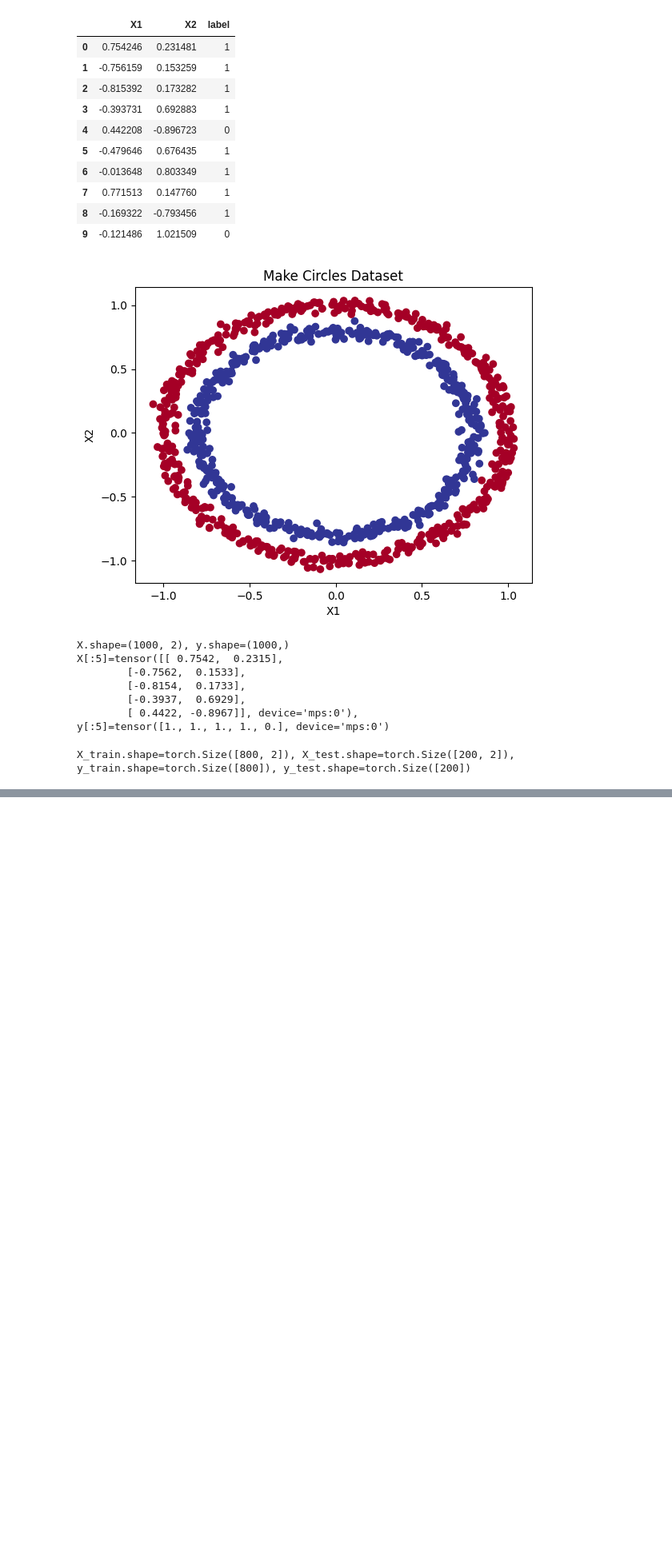
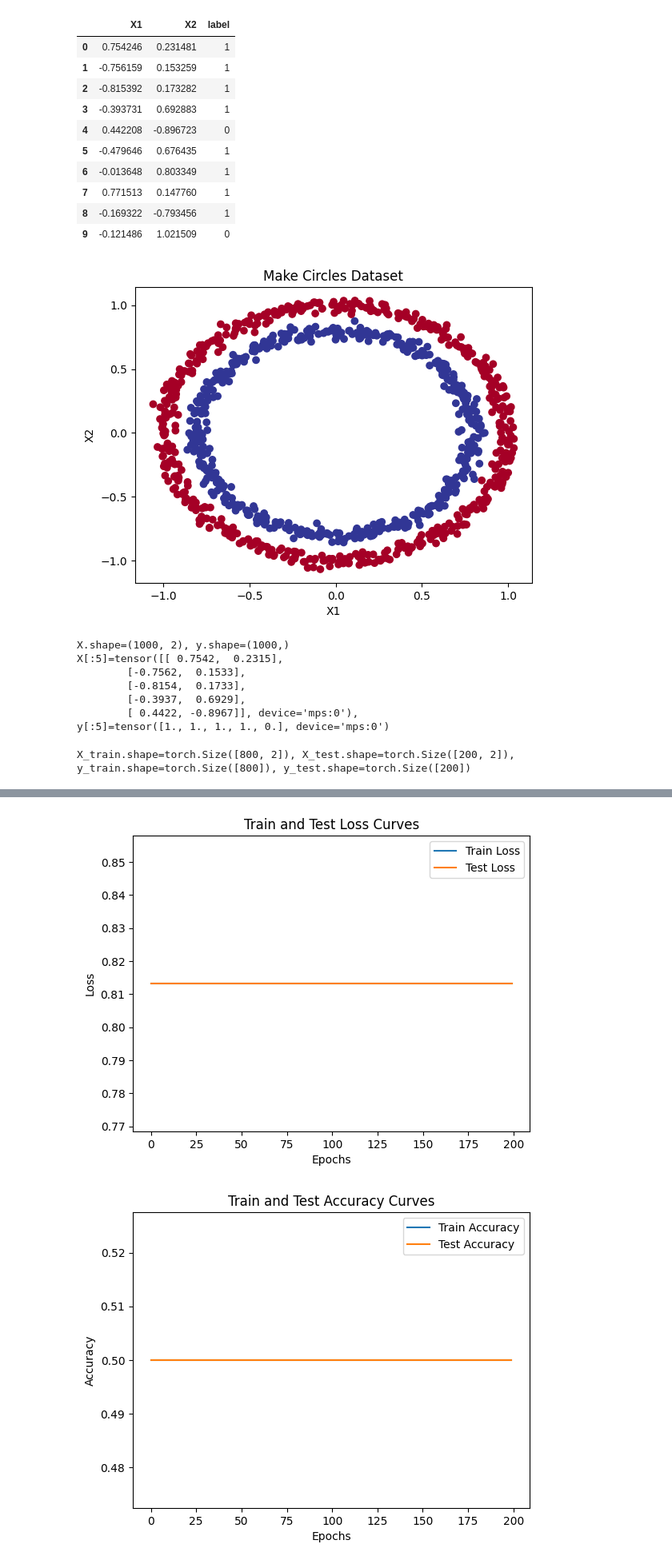
Before and after one commit to Zireael26/pytorch-deep-learning, a Jupyter notebook: my_notebooks/02_pytorch_classification.ipynb, the cells around one changed output, grey strips where cells are left out. Shown: that part at 80% size. Saved outputs shown, nothing was run; the diff lists cells and outputs as text; code cells hidden in the pictures; blank space fills up the shorter version.

```diff
--- a/my_notebooks/02_pytorch_classification.ipynb
+++ b/my_notebooks/02_pytorch_classification.ipynb
@@ -88,0 +129,78 @@ X_train.shape=torch.Size([800, 2]), X_test.shape=torch.Size([200, 2]), y_train.s
+# %%
+loss_fn = nn.BCEWithLogitsLoss()
+optimizer = torch.optim.Adam(params=model_0.parameters(), lr=0.05)
+accuracy_fn = lambda y_true, y_pred: torch.eq(y_true, torch.round(torch.sigmoid(y_pred))).sum().item() / len(y_true)
+# %%
+# Train/Test Loop
+torch.manual_seed(42)
+epochs = 200
+
+# Init empty lists to store loss values
+train_loss_values = []
+test_loss_values = []
+train_acc_values = []
+test_acc_values = []
+epochs_list = []
+
+for epoch in range(epochs):
+    # 0. Set model to train mode
+    model_0.train()
+
+    # 1. Forward pass
+    y_logits = model_0(X_train).squeeze()  # Squeeze to remove extra dimensions
+    y_pred = torch.round(torch.sigmoid(y_logits))  # Convert logits to prediction probabilities
+
+    # 2. Calculate loss
+    loss = loss_fn(y_pred, y_train)
+    acc = accuracy_fn(y_true=y_train, y_pred=y_logits)
+
+    # 3. Zero gradients
+    optimizer.zero_grad()
+
+    # 4. Backward pass
+    loss.backward()
+
+    # 5. Update weights
+    optimizer.step()
+
+    # Set model to eval mode
+    model_0.eval()
+    with torch.inference_mode():
+        # Forward pass
+        test_logits = model_0(X_test).squeeze()
+        test_pred = torch.round(torch.sigmoid(test_logits))
+
+        # Calculate test loss
+        test_loss = loss_fn(test_pred, y_test)
+        test_acc = accuracy_fn(y_true=y_test, y_pred=test_logits)
+
+    # Every 25 epochs, calculate and print out test loss
+    if epoch % 10 == 0:
+        # Print out what's happening
+        print(f"Epoch: {epoch} | Train Loss: {loss:.5f} | Train Acc: {acc:.5f} | Test Loss: {test_loss:.5f} | Test Acc: {test_acc:.5f}")
+
+    # Append loss values to lists
+    train_loss_values.append(loss.cpu().item())
+    train_acc_values.append(acc)
+    test_loss_values.append(test_loss.cpu().item())
+    test_acc_values.append(test_acc)
+    epochs_list.append(epoch)
+
+# Plot the loss curves
+plt.plot(epochs_list, train_loss_values, label="Train Loss")
+plt.plot(epochs_list, test_loss_values, label="Test Loss")
+plt.xlabel("Epochs")
+plt.ylabel("Loss")
+plt.title("Train and Test Loss Curves")
+plt.legend()
+plt.show()
+
+# plot the accuracy curves
+plt.plot(epochs_list, train_acc_values, label="Train Accuracy")
+plt.plot(epochs_list, test_acc_values, label="Test Accuracy")
+plt.xlabel("Epochs")
+plt.ylabel("Accuracy")
+plt.title("Train and Test Accuracy Curves")
+plt.legend()
+plt.show()
+# %% [output]
@@ -88,0 +227,2 @@ X_train.shape=torch.Size([800, 2]), X_test.shape=torch.Size([200, 2]), y_train.s
+[figure, added]
+[figure, added]
```
Also changed, not shown: parts of 3 cells of this notebook.
